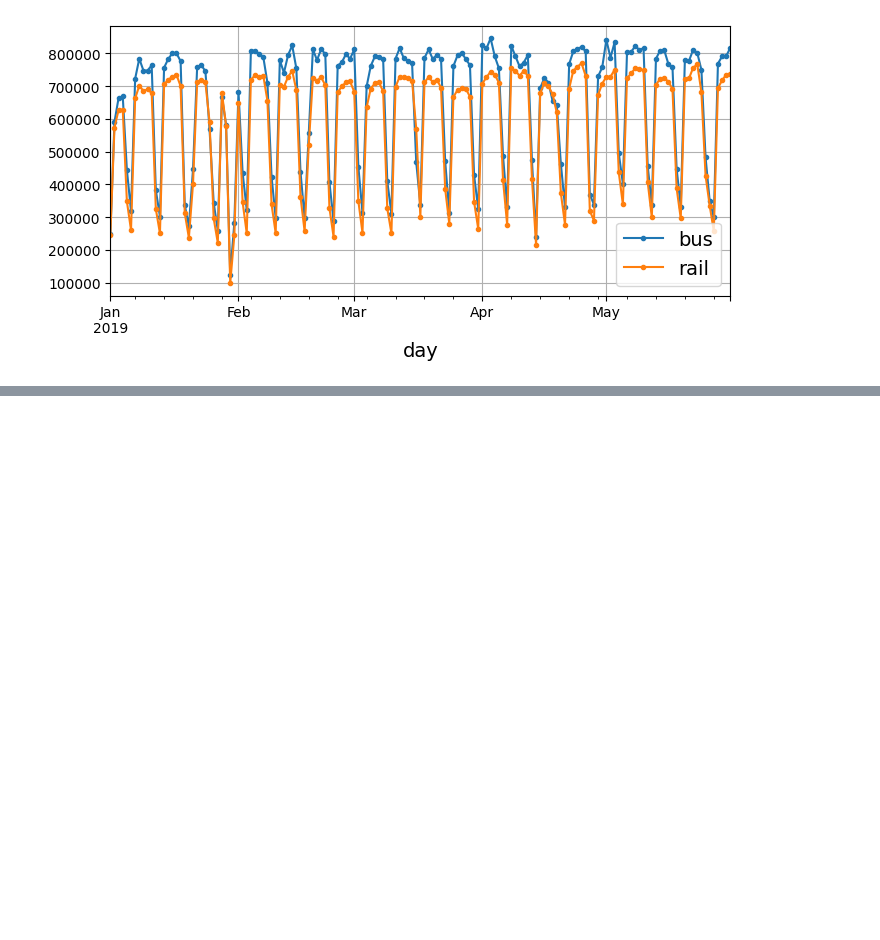
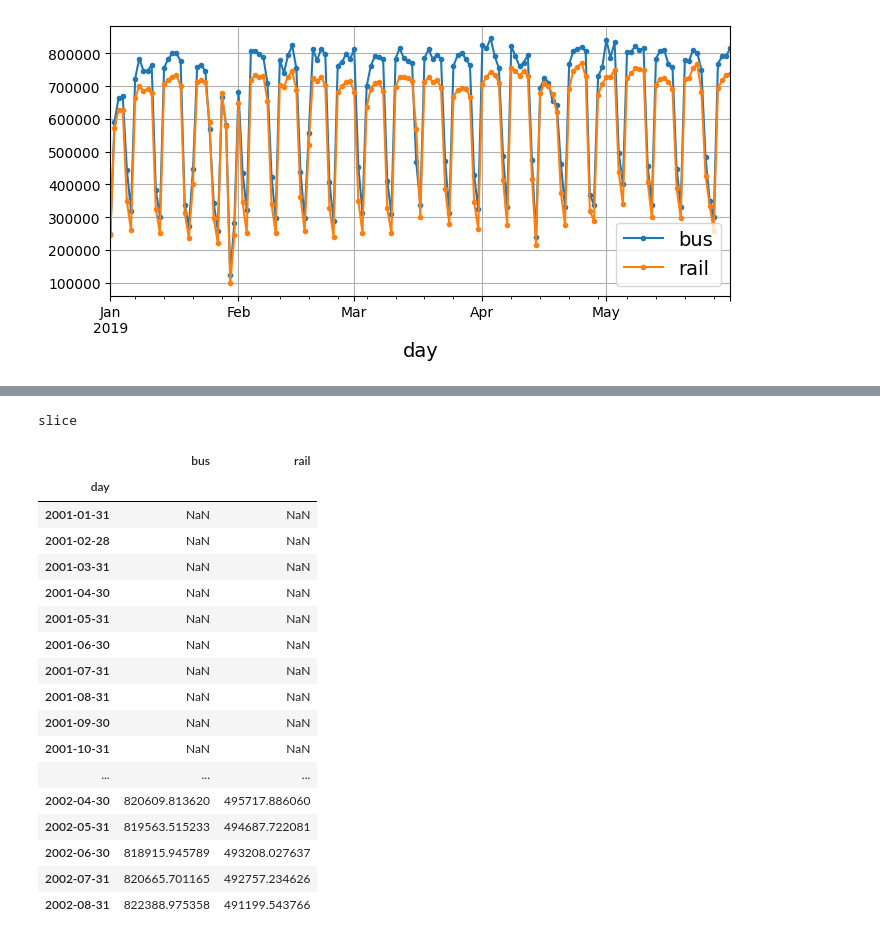
Before and after one commit to mariabaladuggimpudi/ml-practice, a Jupyter notebook: time_series/forecasting.ipynb, the cells around one changed output, grey strips where cells are left out. Saved outputs shown, nothing was run; the diff lists cells and outputs as text; code cells hidden in the pictures; blank space fills up the shorter version.

```diff
--- a/time_series/forecasting.ipynb
+++ b/time_series/forecasting.ipynb
@@ -118,0 +171,4 @@ plt.show()
+# %%
+type(period)
+# %% [output]
+slice
@@ -118,0 +177,21 @@ plt.show()
+# %%
+rolling_average_12_months.head(20)
+# %% [output]
+|  | bus | rail |
+| day |  |  |
+| 2001-01-31 | NaN | NaN |
+| 2001-02-28 | NaN | NaN |
+| 2001-03-31 | NaN | NaN |
+| 2001-04-30 | NaN | NaN |
+| 2001-05-31 | NaN | NaN |
+| 2001-06-30 | NaN | NaN |
+| 2001-07-31 | NaN | NaN |
+| 2001-08-31 | NaN | NaN |
+| 2001-09-30 | NaN | NaN |
+| 2001-10-31 | NaN | NaN |
+| ... | ... | ... |
+| 2002-04-30 | 820609.813620 | 495717.886060 |
+| 2002-05-31 | 819563.515233 | 494687.722081 |
+| 2002-06-30 | 818915.945789 | 493208.027637 |
+| 2002-07-31 | 820665.701165 | 492757.234626 |
+| 2002-08-31 | 822388.975358 | 491199.543766 |
```
Also changed, not shown: parts of 26 cells of this notebook.
